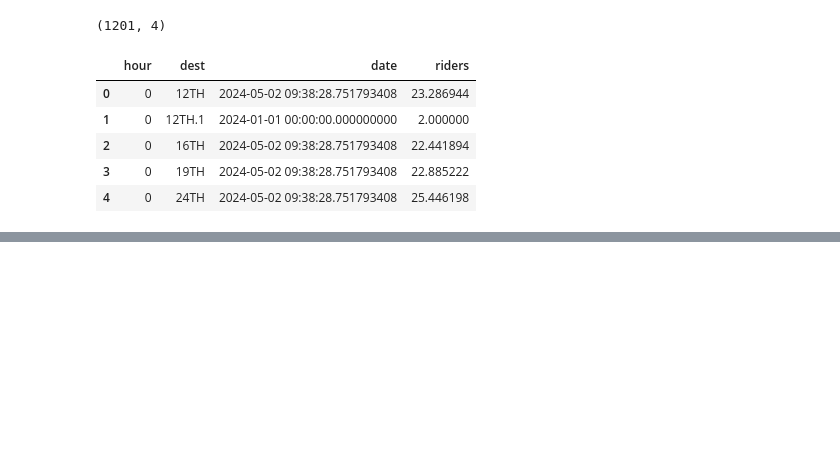
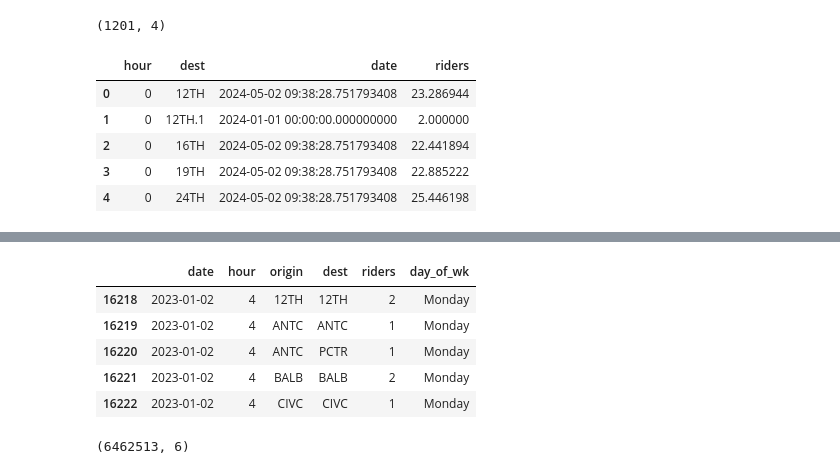
Before and after one commit to Hackquantumcpp/bart_ridership_analysis, a Jupyter notebook: 01-analysis.ipynb, the cells around one changed output, grey strips where cells are left out. Saved outputs shown, nothing was run; the diff lists cells and outputs as text; code cells hidden in the pictures; blank space fills up the shorter version.

```diff
--- a/01-analysis.ipynb
+++ b/01-analysis.ipynb
@@ -207,0 +214,17 @@ np.sum(exits_by_hr_wkday[exits_by_hr_wkday['dest'] == station]['riders'])
+# %%
+# Filter for AM commute times on weekdays
+am_commutes = data[
+    (data['hour'] >= 4) & (data['hour'] <= 11) & (~data['day_of_wk'].isin(['Sunday', 'Saturday']))
+]
+am_commutes.head()
+# %% [output]
+|  | date | hour | origin | dest | riders | day_of_wk |
+| 16218 | 2023-01-02 | 4 | 12TH | 12TH | 2 | Monday |
+| 16219 | 2023-01-02 | 4 | ANTC | ANTC | 1 | Monday |
+| 16220 | 2023-01-02 | 4 | ANTC | PCTR | 1 | Monday |
+| 16221 | 2023-01-02 | 4 | BALB | BALB | 2 | Monday |
+| 16222 | 2023-01-02 | 4 | CIVC | CIVC | 1 | Monday |
+# %%
+am_commutes.shape
+# %% [output]
+(6462513, 6)
```
Also changed, not shown: parts of 7 cells of this notebook.
